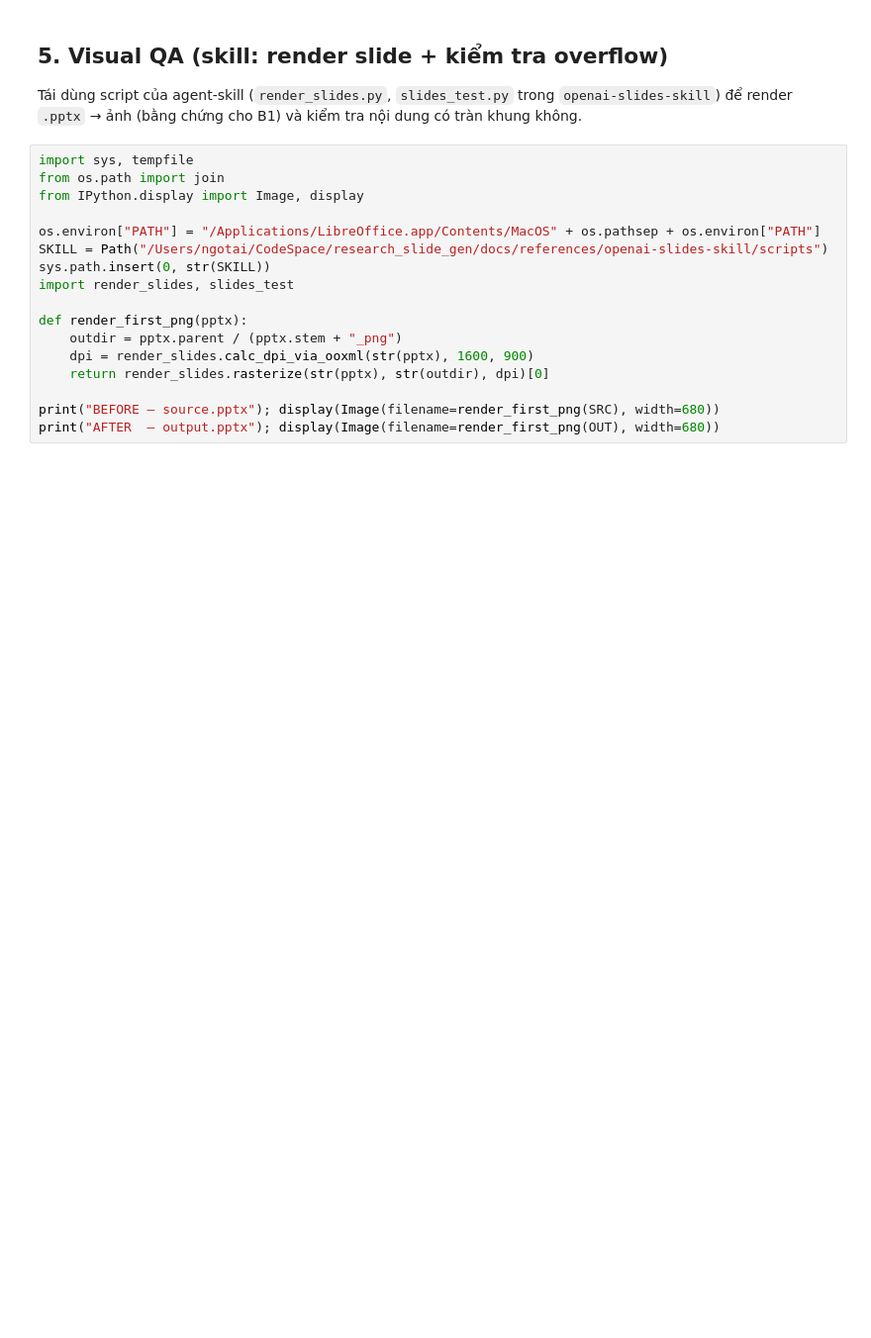
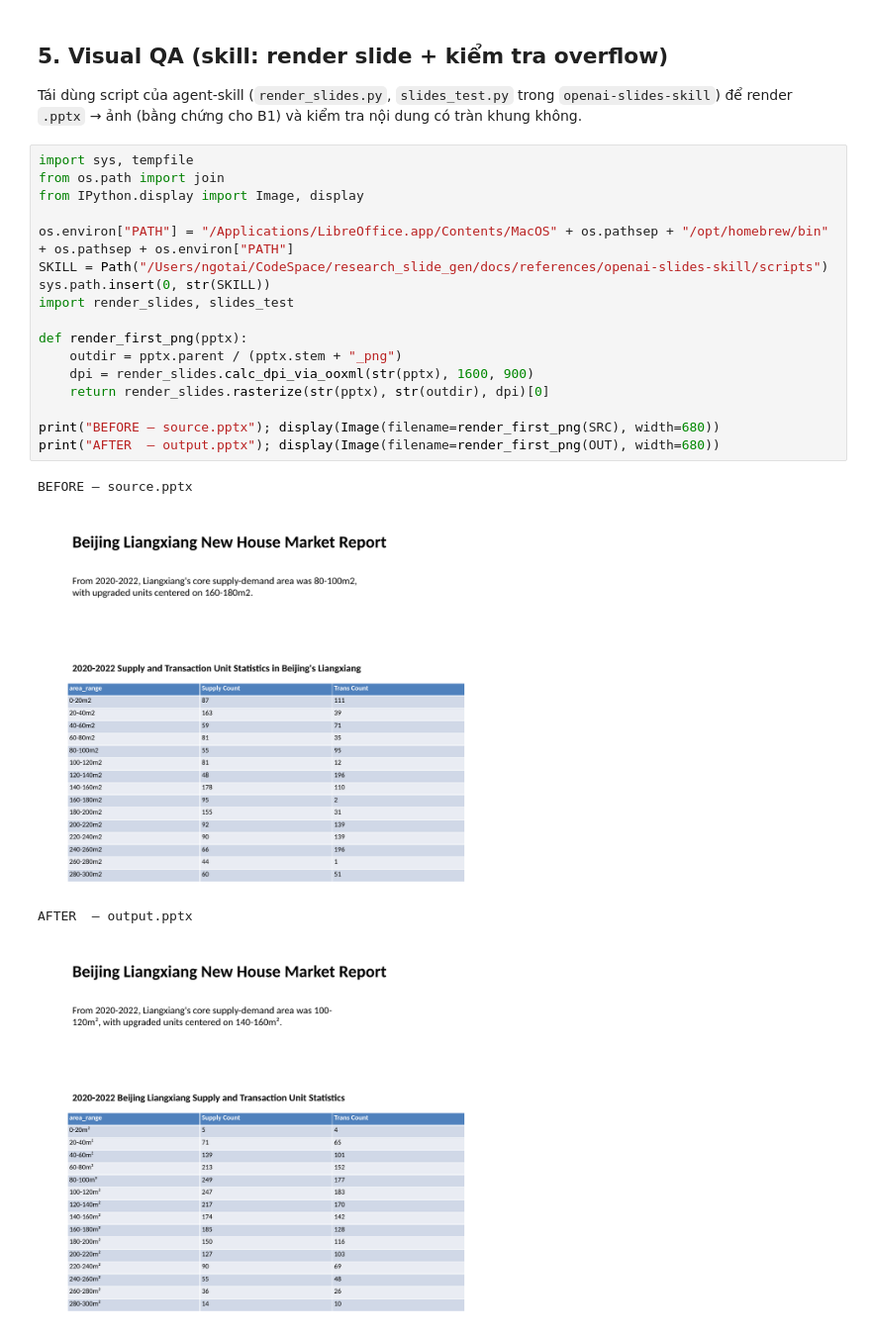
Before and after one commit to ngothetai/research-slide-gen, a Jupyter notebook: docs/reports/slideagent_experiment.ipynb, the cells around one changed output. Shown at 99% size. Cells and saved outputs as stored; diff of their text form; blank space fills up the shorter version.

```diff
--- a/docs/reports/slideagent_experiment.ipynb
+++ b/docs/reports/slideagent_experiment.ipynb
@@ -281,19 +314,24 @@ Tái dùng script của agent-skill (`render_slides.py`, `slides_test.py` trong
 # %%
 import sys, tempfile
 from os.path import join
 from IPython.display import Image, display
 
-os.environ["PATH"] = "/Applications/LibreOffice.app/Contents/MacOS" + os.pathsep + os.environ["PATH"]
+os.environ["PATH"] = "/Applications/LibreOffice.app/Contents/MacOS" + os.pathsep + "/opt/homebrew/bin" + os.pathsep + os.environ["PATH"]
 SKILL = Path("/Users/ngotai/CodeSpace/research_slide_gen/docs/references/openai-slides-skill/scripts")
 sys.path.insert(0, str(SKILL))
 import render_slides, slides_test
 
 def render_first_png(pptx):
     outdir = pptx.parent / (pptx.stem + "_png")
     dpi = render_slides.calc_dpi_via_ooxml(str(pptx), 1600, 900)
     return render_slides.rasterize(str(pptx), str(outdir), dpi)[0]
 
 print("BEFORE — source.pptx"); display(Image(filename=render_first_png(SRC), width=680))
 print("AFTER  — output.pptx"); display(Image(filename=render_first_png(OUT), width=680))
+# %% [output]
+BEFORE — source.pptx
+[figure, added]
+AFTER  — output.pptx
+[figure, added]
 # %%
 # kiểm tra overflow theo slides_test của skill (render kèm padding xám rồi soi rìa)
```
Also changed, not shown: parts of 12 cells of this notebook, 4 other files.
